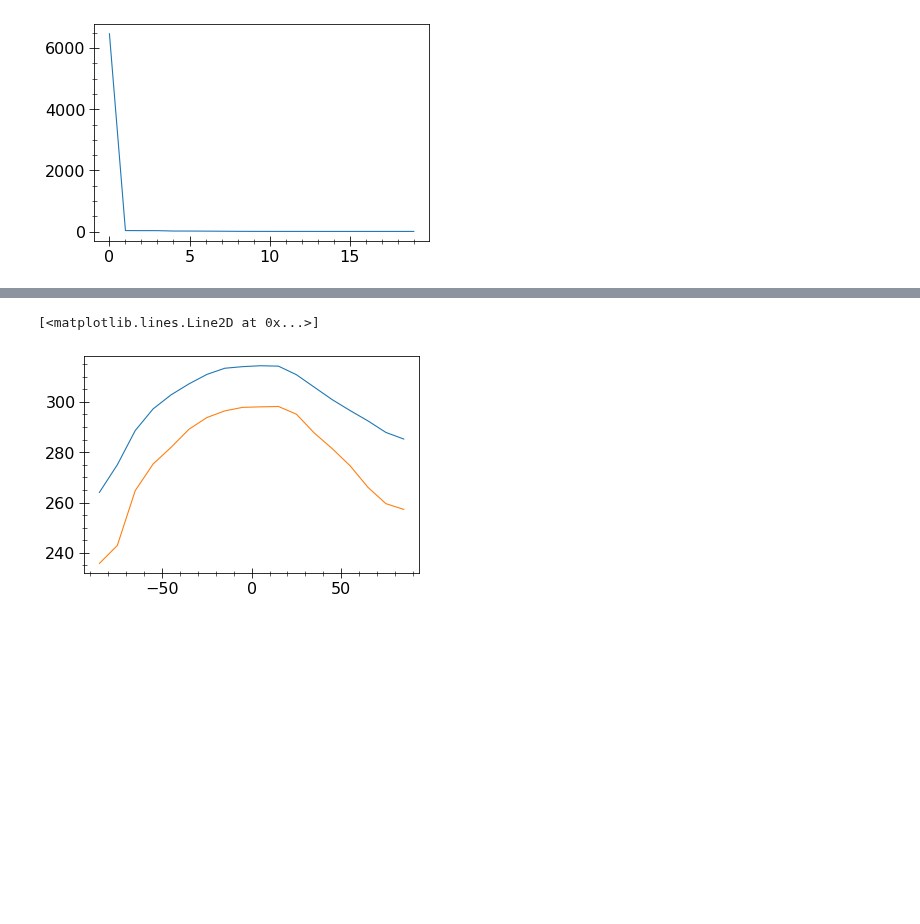
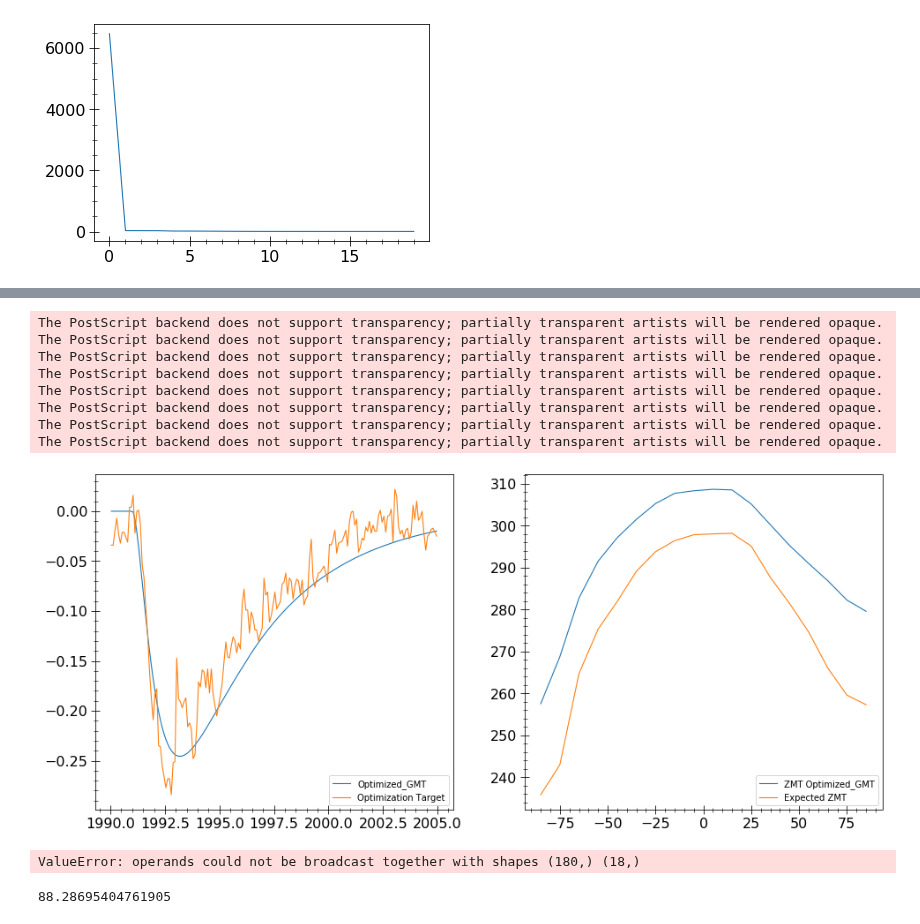
Before and after one commit to BenniSchmiedel/Low-dimensional-EBMs, a Jupyter notebook: Development_OptimizationGMTTarget.ipynb, the cells around one changed output, grey strips where cells are left out. Cells and saved outputs as stored; diff of their text form; code cells hidden in the pictures; blank space fills up the shorter version.

Commit message:
comparison 14.08

```diff
--- a/Development_OptimizationGMTTarget.ipynb
+++ b/Development_OptimizationGMTTarget.ipynb
@@ -312,9 +339,10 @@ plt.plot(np.arange(20),F[:,0])
 [<matplotlib.lines.Line2D at 0x...>]
 [figure]
 # %%
-labels=[['eqparam','c_ao'],['func1','m'],['func1','gamma'],['func2','factor_oc'],['func2','factor_kwv'],['func2','factor_kair']]
-P_optimal=[2.95884187e+08, 5.30172001e-01, 4.67588394e-15, 1.16595323e+00, 1.16530232e+00, 1.16991354e+00]
-
+labels=[['eqparam','c_ao'],['func1','k'],['func1','m'],['func1','gamma'],['func2','factor_oc'],['func2','factor_kwv'],['func2','factor_kair']]
+#P_optimal=[2.95884187e+08, 5.30172001e-01, 4.67588394e-15, 1.16595323e+00, 1.16530232e+00, 1.16991354e+00]
+#P_optimal=[3.61776874e+08, 9.87995931e-01, 5.04740356e-01, 5.00000000e-15, 1.16572428e+00, 1.16530753e+00, 1.16942513e+00]
+P_optimal=[3.70805207e+08, 9.80888475e-01, 4.84576966e-01, 5.00000000e-15, 1.17020016e+00, 1.16742730e+00, 1.19984391e+00]
 config_CTRL=importer('Dev_Data/Optimization/Volcanic_Sellers_CTRL.ini')
 variable_importer(config_CTRL)
 config_CTRL,ParasCTRL=add_sellersparameters(config_CTRL,\
@@ -341,14 +369,39 @@ Loading Parameters from: /Home/siv32/bsc029/.local/lib/python3.6/site-packages/l
 Loading Configuration from: Dev_Data/Optimization/Volcanic_Sellers.ini
 Loading Parameters from: /Home/siv32/bsc029/.local/lib/python3.6/site-packages/lowEBMs/Tutorials/Config/Data/SellersParameterization.ini
 [interactive output not drawn]
+# %%
+fig,ax=plt.subplots(1,2,figsize=(16,7))
+Lat_10,ZMT_10=np.loadtxt('Data/ERA_ZMT_Mean_10deginterpolated.txt')
+Lat_ERA,ZMT_ERA=np.loadtxt('Data/ERA_ZMT_Mean.txt')
+#plt.plot(Vars.Lat,data[1][-1]+elevation)
+#plt.plot(Lat_10,ZMT_10)
+ax[0].plot(Year_NorESM,data[2][1:]-data[2][0],label='Optimized_GMT')
+ax[0].plot(Year_NorESM,NORESM_1990_2005,label='Optimization Target')
+ax[0].legend(loc='lower right')
+
+ax[1].plot(Vars.Lat,data[1][0]+elevation,label='ZMT Optimized_GMT')
+ax[1].plot(Lat_10,ZMT_10,label='Expected ZMT')
+ax[1].legend(loc='lower right')
+plt.savefig('GMT_Optimization_Comparison.eps',format='EPS',bbox_inches='tight')
+# %% [output]
+The PostScript backend does not support transparency; partially transparent artists will be rendered opaque.
+The PostScript backend does not support transparency; partially transparent artists will be rendered opaque.
+The PostScript backend does not support transparency; partially transparent artists will be rendered opaque.
+The PostScript backend does not support transparency; partially transparent artists will be rendered opaque.
+The PostScript backend does not support transparency; partially transparent artists will be rendered opaque.
+The PostScript backend does not support transparency; partially transparent artists will be rendered opaque.
+The PostScript backend does not support transparency; partially transparent artists will be rendered opaque.
+The PostScript backend does not support transparency; partially transparent artists will be rendered opaque.
+[figure, added]
 # %%
-Lat_10,ZMT_10=np.loadtxt('Data/ERA_ZMT_Mean_10deginterpolated.txt')
-Lat_ERA,ZMT_ERA=np.loadtxt('Data/ERA_ZMT_Mean.txt')
-plt.plot(Vars.Lat,data[1][-1]+elevation)
+plt.plot(Vars.Lat,data[1][0]+elevation)
 plt.plot(Lat_10,ZMT_10)
 # %% [output]
-[<matplotlib.lines.Line2D at 0x...>]
+ValueError: operands could not be broadcast together with shapes (180,) (18,)
-[figure, removed]
 # %%
 2.95884187e+08 5.30172001e-01 4.67588394e-15 1.16595323e+00
  1.16530232e+00 1.16991354e+00
+# %%
+3.70805207e+08/4.2e6
+# %% [output]
+88.28695404761905
```
Also changed, not shown: parts of 2 cells of this notebook, 19 other files.
